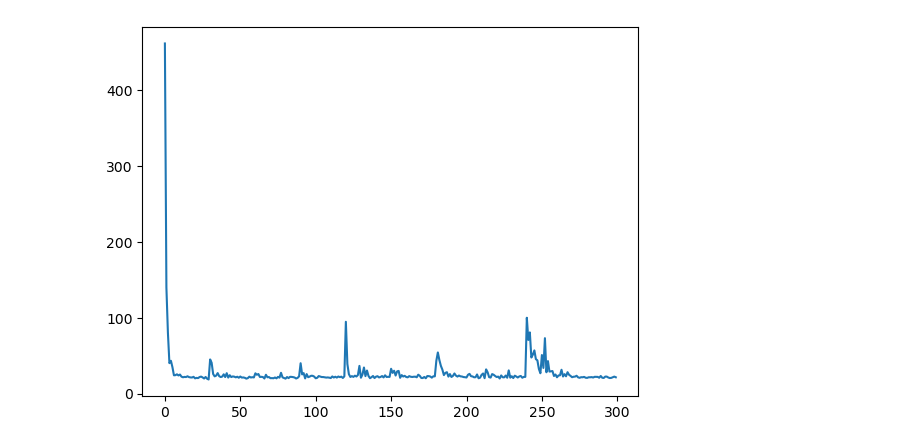
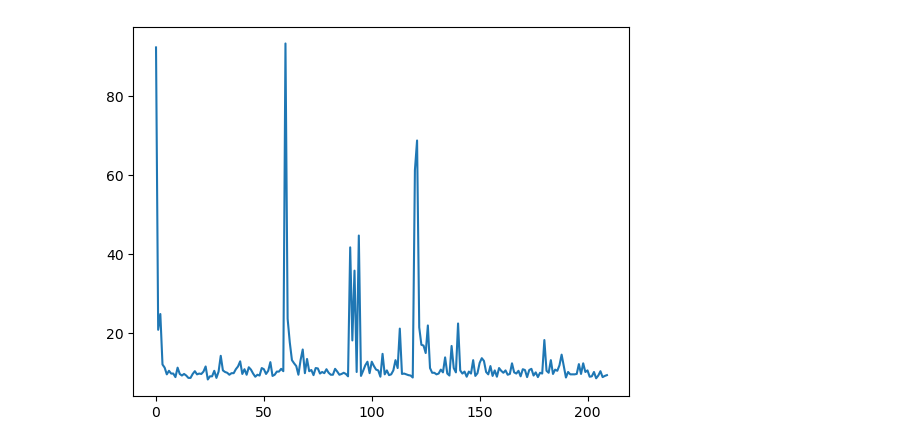
Before and after one commit to hoonisone/RL_fronzen_lake_js, a Jupyter notebook: Python/code/analyze.ipynb, the cells around one changed output. Saved outputs shown, nothing was run; the diff lists cells and outputs as text; code cells hidden in the pictures.

```diff
--- a/Python/code/analyze.ipynb
+++ b/Python/code/analyze.ipynb
@@ -16,7 +16,7 @@ def show_mean_step_num_graph(file_name):
     mean_action_step = data.mean(axis=0)
     plt.plot(mean_action_step)
 # %%
-show_mean_step_num_graph(file_name = "./../data/test_result_10x10_no_forget.txt")
+show_mean_step_num_graph(file_name = "./../data/test_result_5x5_forget.txt")
 # %% [output]
-[figure, old version]
+[figure, new version]
 # %%
```
Also changed, not shown: parts of 6 cells of this notebook, 3 other files.
